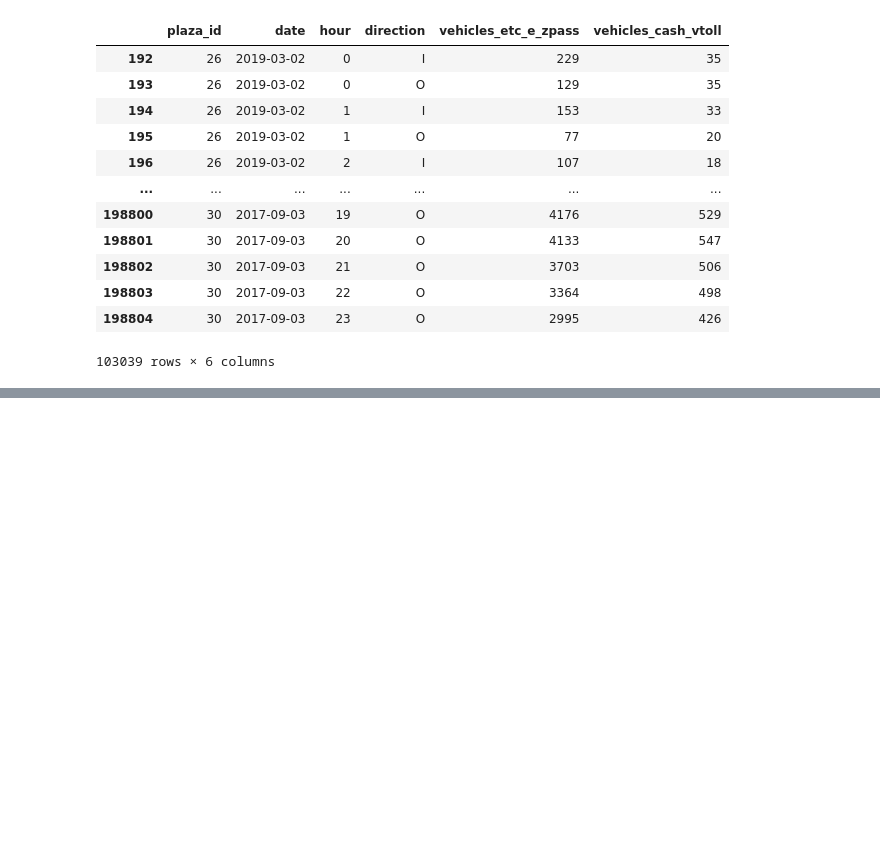
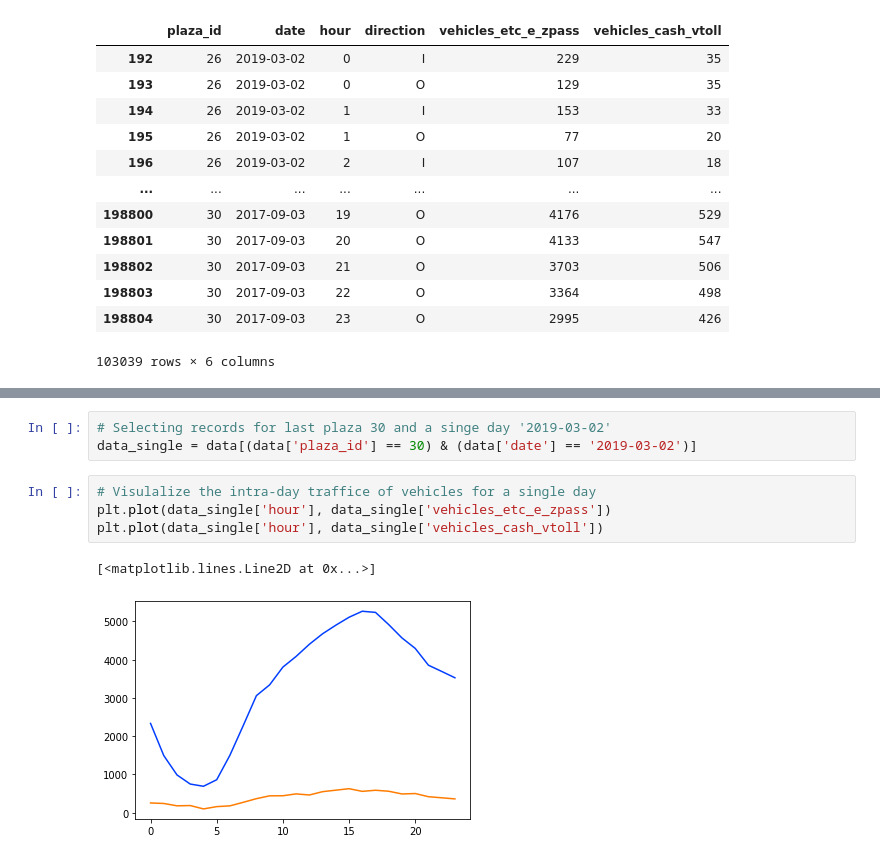
Before and after one commit to satishukadam/notebooks, a Jupyter notebook: SmartCity/DynamicSignalTimingAADT.ipynb, the cells around one changed output, grey strips where cells are left out. Cells and saved outputs as stored; diff of their text form; blank space fills up the shorter version.

Commit message:
Added graph for intra-day vehicular traffic at a plaza

```diff
--- a/SmartCity/DynamicSignalTimingAADT.ipynb
+++ b/SmartCity/DynamicSignalTimingAADT.ipynb
@@ -124,0 +144,10 @@ plt.show()
+# %%
+# Selecting records for last plaza 30 and a singe day '2019-03-02'
+data_single = data[(data['plaza_id'] == 30) & (data['date'] == '2019-03-02')]
+# %%
+# Visulalize the intra-day traffice of vehicles for a single day
+plt.plot(data_single['hour'], data_single['vehicles_etc_e_zpass'])
+plt.plot(data_single['hour'], data_single['vehicles_cash_vtoll'])
+# %% [output]
+[<matplotlib.lines.Line2D at 0x...>]
+[figure, added]
```
Also changed, not shown: parts of 3 cells of this notebook.
